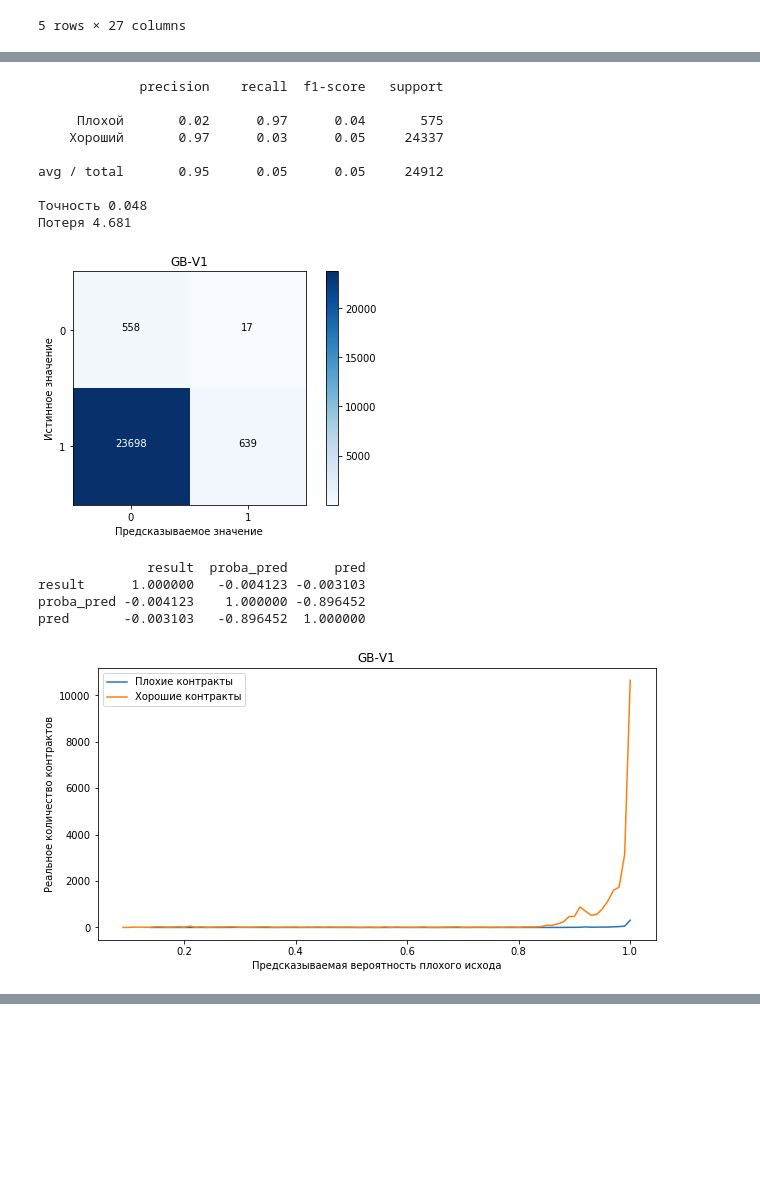
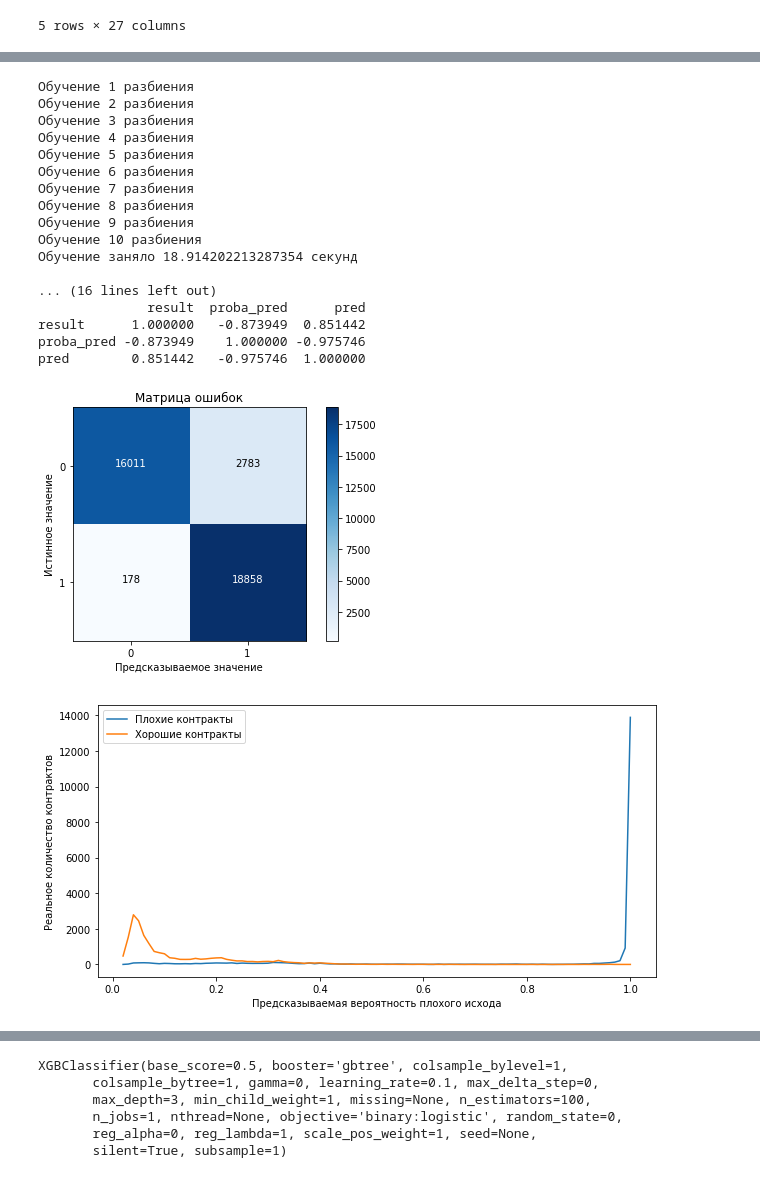
Before and after one commit to DmitryEliseev/diploma-project-2018, a Jupyter notebook: machine-learning/V2.ipynb, the cells around one changed output, grey strips where cells are left out. Cells and saved outputs as stored; diff of their text form; code cells hidden in the pictures; blank space fills up the shorter version.

```diff
--- a/machine-learning/V2.ipynb
+++ b/machine-learning/V2.ipynb
@@ -510,23 +379,22 @@ pred       -0.003183   -0.994249  1.000000
-# %%
-test_model(
-    federal_lvl_data.copy(),
-    load_model('gb', version=1),
-    'GB-V1',
-    load_scaler(version=1),
-    version=1)
-# %% [output]
-             precision    recall  f1-score   support
-
-     Плохой       0.02      0.97      0.04       575
-    Хороший       0.97      0.03      0.05     24337
-
-avg / total       0.95      0.05      0.05     24912
-
-Точность 0.048
-Потеря 4.681
-[figure, removed]
-              result  proba_pred      pred
-result      1.000000   -0.004123 -0.003103
-proba_pred -0.004123    1.000000 -0.896452
-pred       -0.003103   -0.896452  1.000000
-[figure, removed]
+# %%
+learn_one_model(XGBClassifier(), 'XGB')
+# %% [output]
+Обучение 1 разбиения
+Обучение 2 разбиения
+Обучение 3 разбиения
+Обучение 4 разбиения
+Обучение 5 разбиения
+Обучение 6 разбиения
+Обучение 7 разбиения
+Обучение 8 разбиения
+Обучение 9 разбиения
+Обучение 10 разбиения
+Обучение заняло 18.914202213287354 секунд
+
+... (16 lines left out)
+              result  proba_pred      pred
+result      1.000000   -0.873949  0.851442
+proba_pred -0.873949    1.000000 -0.975746
+pred        0.851442   -0.975746  1.000000
+[figure, added]
+[figure, added]
@@ -532,0 +402,6 @@ pred       -0.003103   -0.896452  1.000000
+XGBClassifier(base_score=0.5, booster='gbtree', colsample_bylevel=1,
+       colsample_bytree=1, gamma=0, learning_rate=0.1, max_delta_step=0,
+       max_depth=3, min_child_weight=1, missing=None, n_estimators=100,
+       n_jobs=1, nthread=None, objective='binary:logistic', random_state=0,
+       reg_alpha=0, reg_lambda=1, scale_pos_weight=1, seed=None,
+       silent=True, subsample=1)
```
Also changed, not shown: parts of 26 cells of this notebook, 1 other file.
